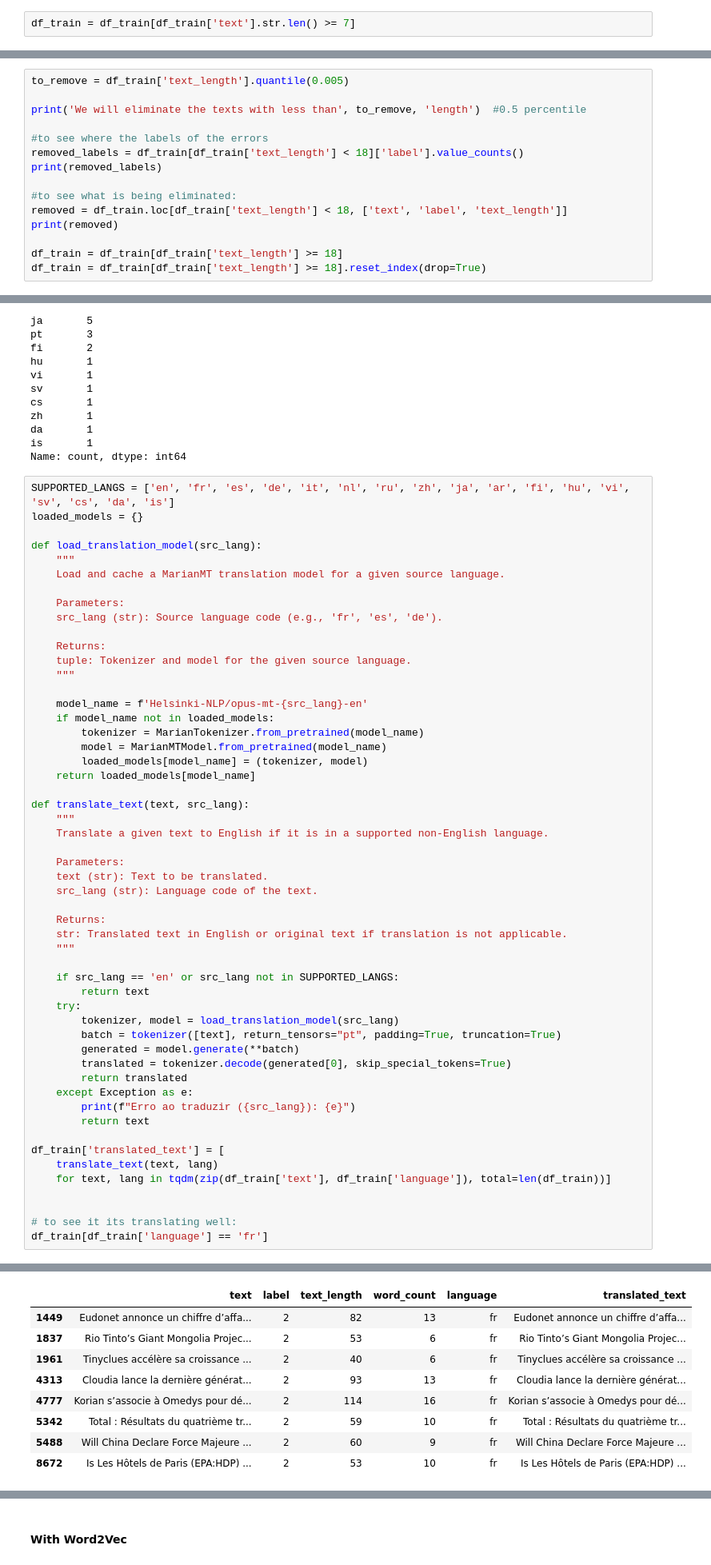
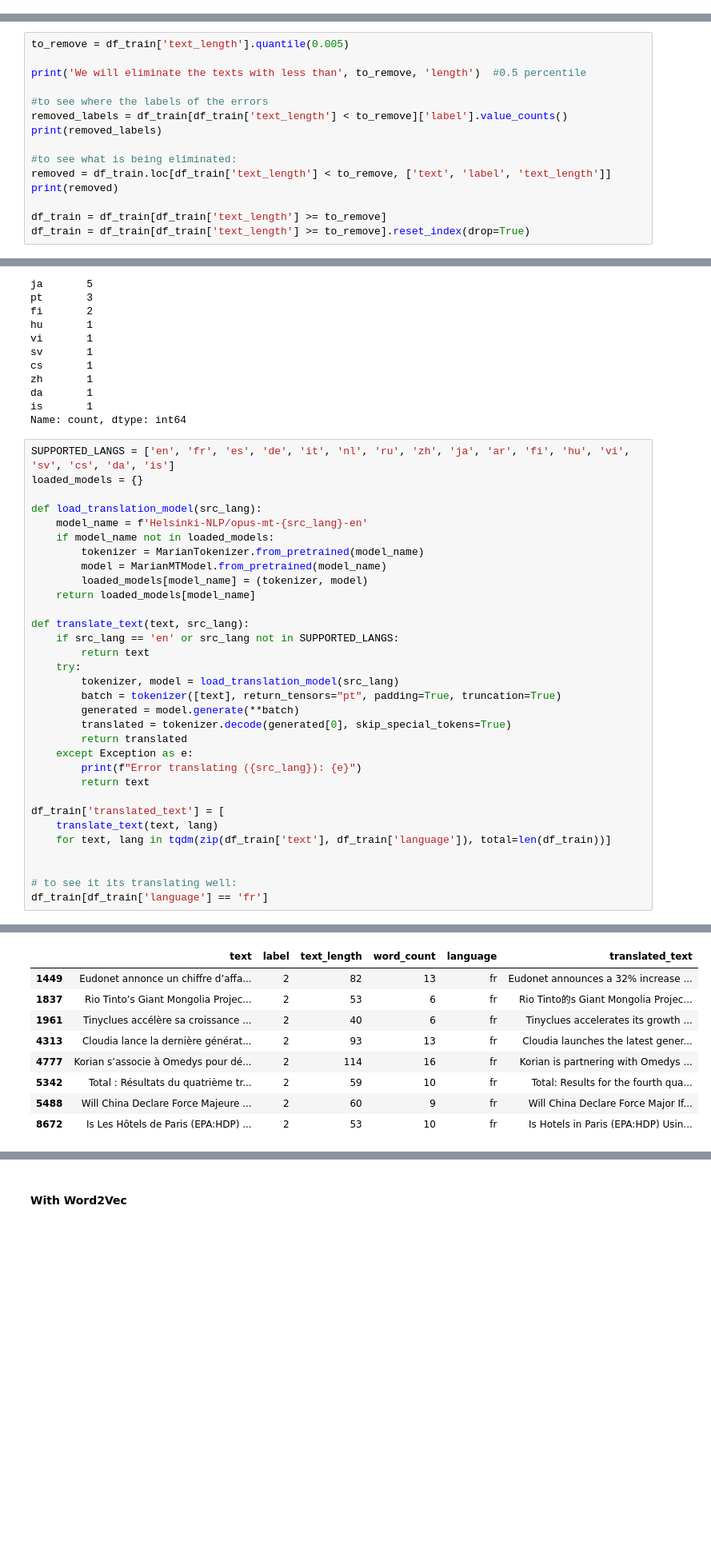
Before and after one commit to joanaramosrodrigues/TextMining_Project, a Jupyter notebook: TM_Group07_13_06_2025.ipynb, the cells around one changed output, grey strips where cells are left out. Shown at 80% size. Cells and saved outputs as stored; diff of their text form; blank space fills up the shorter version.

```diff
--- a/TM_Group07_13_06_2025.ipynb
+++ b/TM_Group07_13_06_2025.ipynb
@@ -258,5 +223,3 @@ Since the percentage of tweets in our dataset with less than 7 characters is ver
-# %%
-df_train = df_train[df_train['text'].str.len() >= 7]
 # %%
 #Plot distribution of text length
 sns.histplot(df_train['word_count'], bins=15)
@@ -291,13 +249,13 @@ to_remove = df_train['text_length'].quantile(0.005)
 print('We will eliminate the texts with less than', to_remove, 'length')  #0.5 percentile
 
 #to see where the labels of the errors
-removed_labels = df_train[df_train['text_length'] < 18]['label'].value_counts()
+removed_labels = df_train[df_train['text_length'] < to_remove]['label'].value_counts()
 print(removed_labels)
 
 #to see what is being eliminated:
-removed = df_train.loc[df_train['text_length'] < 18, ['text', 'label', 'text_length']]
+removed = df_train.loc[df_train['text_length'] < to_remove, ['text', 'label', 'text_length']]
 print(removed)
 
-df_train = df_train[df_train['text_length'] >= 18]
-df_train = df_train[df_train['text_length'] >= 18].reset_index(drop=True)
+df_train = df_train[df_train['text_length'] >= to_remove]
+df_train = df_train[df_train['text_length'] >= to_remove].reset_index(drop=True)
 # %% [output]
@@ -364,16 +317,6 @@ SUPPORTED_LANGS = ['en', 'fr', 'es', 'de', 'it', 'nl', 'ru', 'zh', 'ja', 'ar', '
 loaded_models = {}
 
 def load_translation_model(src_lang):
-    """
-    Load and cache a MarianMT translation model for a given source language.
-
-    Parameters:
-    src_lang (str): Source language code (e.g., 'fr', 'es', 'de').
-
-    Returns:
-    tuple: Tokenizer and model for the given source language.
-    """
-
     model_name = f'Helsinki-NLP/opus-mt-{src_lang}-en'
     if model_name not in loaded_models:
         tokenizer = MarianTokenizer.from_pretrained(model_name)
@@ -382,17 +325,6 @@ def load_translation_model(src_lang):
     return loaded_models[model_name]
 
 def translate_text(text, src_lang):
-    """
-    Translate a given text to English if it is in a supported non-English language.
-
-    Parameters:
-    text (str): Text to be translated.
-    src_lang (str): Language code of the text.
-
-    Returns:
-    str: Translated text in English or original text if translation is not applicable.
-    """
-
     if src_lang == 'en' or src_lang not in SUPPORTED_LANGS:
         return text
     try:
@@ -402,7 +334,7 @@ def translate_text(text, src_lang):
         translated = tokenizer.decode(generated[0], skip_special_tokens=True)
         return translated
     except Exception as e:
-        print(f"Erro ao traduzir ({src_lang}): {e}")
+        print(f"Error translating ({src_lang}): {e}")
         return text
 
 df_train['translated_text'] = [
@@ -433,10 +348,10 @@ that match your environment. Please note that you may need to restart your runti
 |  | text | label | text_length | word_count | language | translated_text |
-| 1449 | Eudonet annonce un chiffre d’affa... | 2 | 82 | 13 | fr | Eudonet annonce un chiffre d’affa... |
-| 1837 | Rio Tinto’s Giant Mongolia Projec... | 2 | 53 | 6 | fr | Rio Tinto’s Giant Mongolia Projec... |
-| 1961 | Tinyclues accélère sa croissance ... | 2 | 40 | 6 | fr | Tinyclues accélère sa croissance ... |
-| 4313 | Cloudia lance la dernière générat... | 2 | 93 | 13 | fr | Cloudia lance la dernière générat... |
-| 4777 | Korian s’associe à Omedys pour dé... | 2 | 114 | 16 | fr | Korian s’associe à Omedys pour dé... |
-| 5342 | Total : Résultats du quatrième tr... | 2 | 59 | 10 | fr | Total : Résultats du quatrième tr... |
-| 5488 | Will China Declare Force Majeure ... | 2 | 60 | 9 | fr | Will China Declare Force Majeure ... |
-| 8672 | Is Les Hôtels de Paris (EPA:HDP) ... | 2 | 53 | 10 | fr | Is Les Hôtels de Paris (EPA:HDP) ... |
+| 1449 | Eudonet annonce un chiffre d’affa... | 2 | 82 | 13 | fr | Eudonet announces a 32% increase ... |
+| 1837 | Rio Tinto’s Giant Mongolia Projec... | 2 | 53 | 6 | fr | Rio Tinto的s Giant Mongolia Projec... |
+| 1961 | Tinyclues accélère sa croissance ... | 2 | 40 | 6 | fr | Tinyclues accelerates its growth ... |
+| 4313 | Cloudia lance la dernière générat... | 2 | 93 | 13 | fr | Cloudia launches the latest gener... |
+| 4777 | Korian s’associe à Omedys pour dé... | 2 | 114 | 16 | fr | Korian is partnering with Omedys ... |
+| 5342 | Total : Résultats du quatrième tr... | 2 | 59 | 10 | fr | Total: Results for the fourth qua... |
+| 5488 | Will China Declare Force Majeure ... | 2 | 60 | 9 | fr | Will China Declare Force Major If... |
+| 8672 | Is Les Hôtels de Paris (EPA:HDP) ... | 2 | 53 | 10 | fr | Is Hotels in Paris (EPA:HDP) Usin... |
 # %% [markdown]
```
Also changed, not shown: parts of 150 cells of this notebook, 5 other files.
